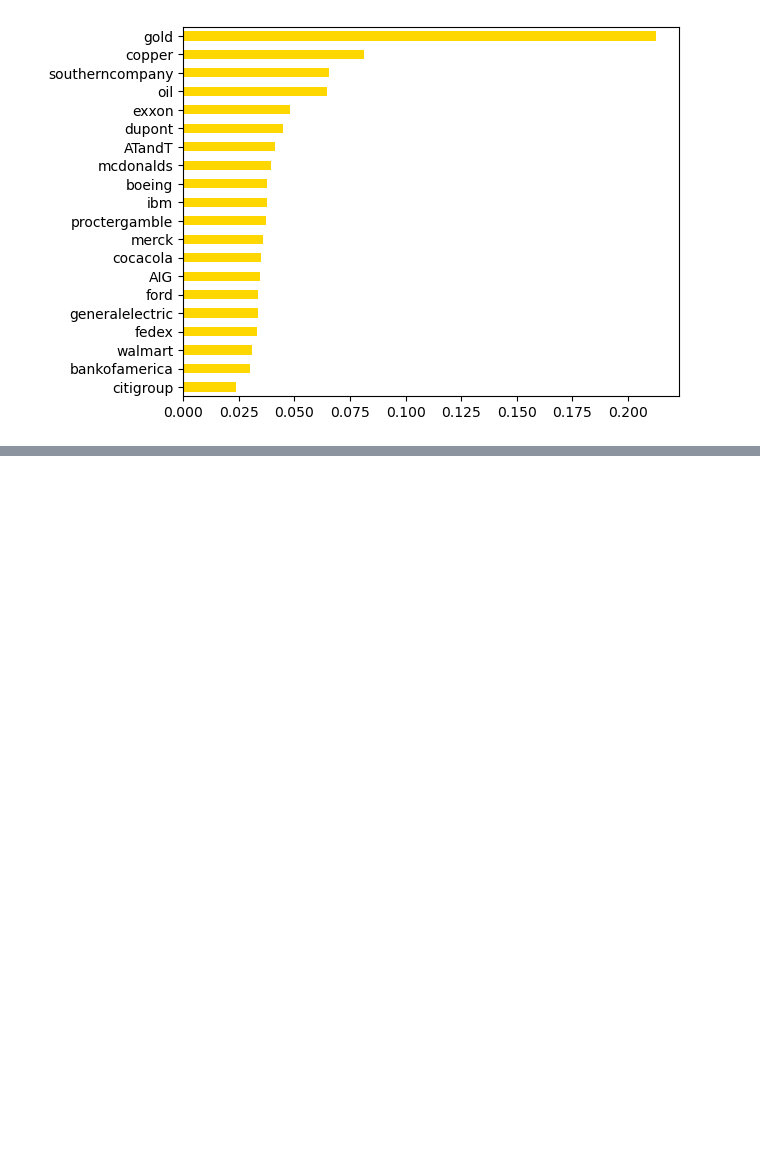
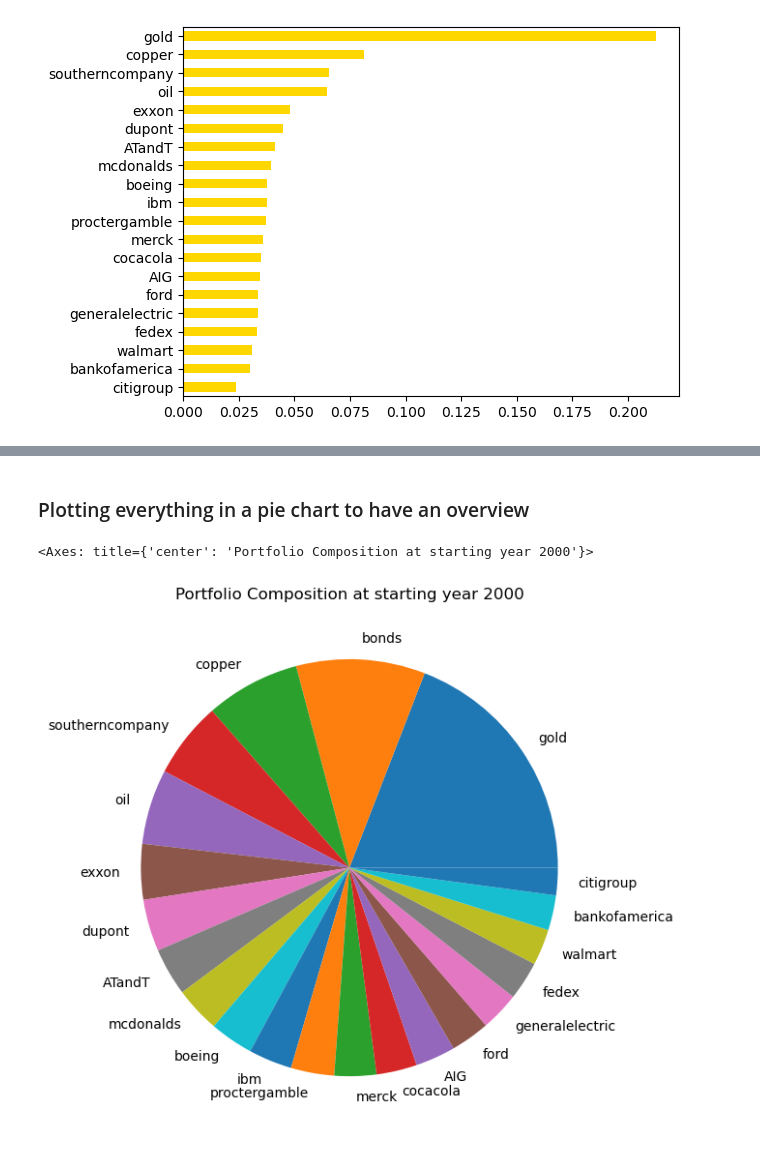
Before and after one commit to MatCuns/Covariance-Based-Dynamic-Risk-Parity-Portfolio-with-Volatility-Targeting, a Jupyter notebook: Dynamic_Risk_Parity_and_Volatility_Targeting.ipynb, the cells around one changed output, grey strips where cells are left out. Drawn from its saved outputs; the diff is of its cells as text; code cells hidden in the pictures; blank space fills up the shorter version.

```diff
--- a/Dynamic_Risk_Parity_and_Volatility_Targeting.ipynb
+++ b/Dynamic_Risk_Parity_and_Volatility_Targeting.ipynb
@@ -339,0 +341,6 @@ start_weights.sort_values().plot(kind="barh",color="gold")
+# %%
+# At start, we have a portfolio of 10k, 90%in risky assets and 10% in bonds
+risky_start=9000*start_weights
+bonds_start = pd.Series([1000], index=["bonds"])
+portfolio = pd.concat([risky_start, bonds_start])
+portfolio
@@ -339,0 +365,7 @@ start_weights.sort_values().plot(kind="barh",color="gold")
+# %% [markdown]
+### Plotting everything in a pie chart to have an overview
+# %%
+portfolio.sort_values(ascending=False).plot(kind="pie", figsize=(12,7),title="Portfolio Composition at starting year 2000")
+# %% [output]
+<Axes: title={'center': 'Portfolio Composition at starting year 2000'}>
+[figure, added]
```
Also changed, not shown: parts of 7 cells of this notebook.
